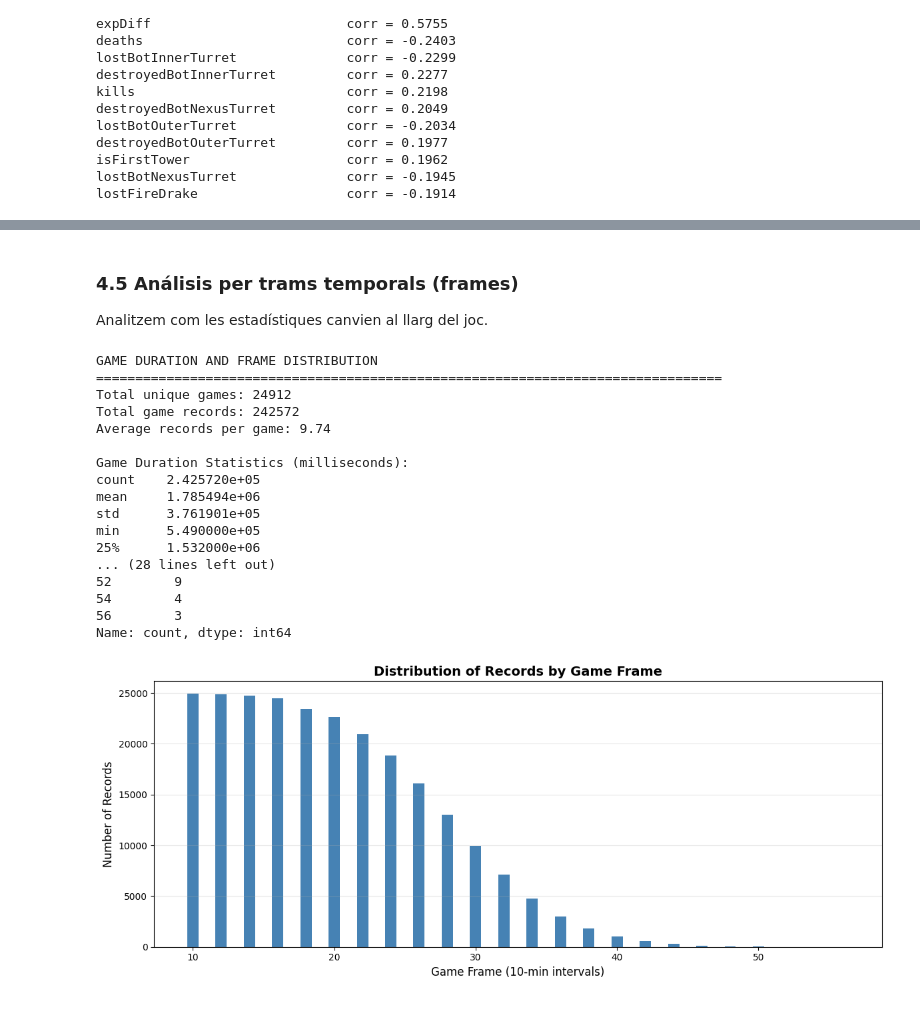
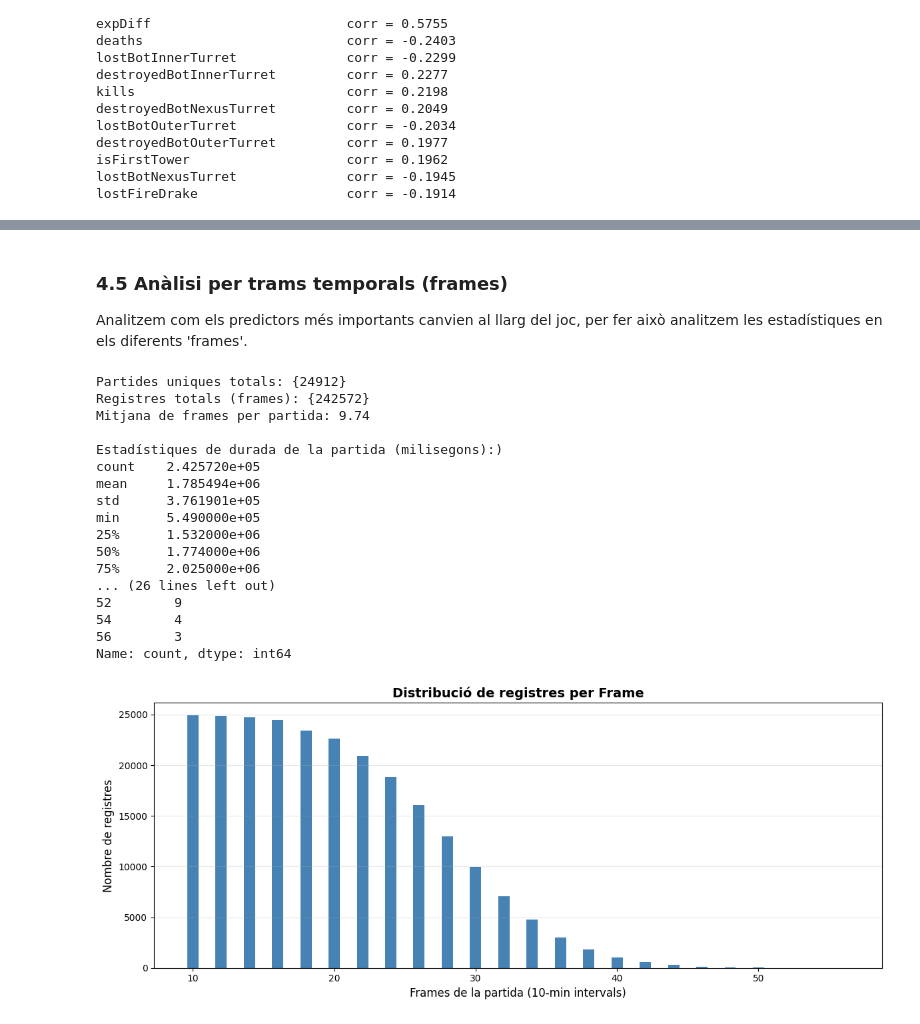
Before and after one commit to NIU1634990/kaggle_lol, a Jupyter notebook: kaggle.ipynb, the cells around one changed output, grey strips where cells are left out. Saved outputs shown, nothing was run; the diff lists cells and outputs as text; code cells hidden in the pictures.

```diff
--- a/kaggle.ipynb
+++ b/kaggle.ipynb
@@ -339,45 +335,43 @@ Per tant, les estructures de la bot, mort i diferencia d'estadistiques entre equ
 # %% [markdown]
-### 4.5 Análisis per trams temporals (frames)
-Analitzem com les estadístiques canvien al llarg del joc.
+### 4.5 Anàlisi per trams temporals (frames)
+Analitzem com els predictors més importants canvien al llarg del joc, per fer això analitzem les estadístiques en els diferents 'frames'.
 # %%
-# Analyze temporal distribution
-print("GAME DURATION AND FRAME DISTRIBUTION")
-print("="*80)
-print(f"Total unique games: {df['gameId'].nunique()}")
-print(f"Total game records: {len(df)}")
-print(f"Average records per game: {len(df) / df['gameId'].nunique():.2f}")
-print(f"\nGame Duration Statistics (milliseconds):")
+# Anàlisis de la distribució temporal
+print("Partides uniques totals:", {df['gameId'].nunique()})
+print("Registres totals (frames):", {len(df)})
+print(f"Mitjana de frames per partida: {len(df) / df['gameId'].nunique():.2f}")
+print("\nEstadístiques de durada de la partida (milisegons):)")
 print(df['gameDuration'].describe())
-print(f"\nFrame distribution:")
+print("\nDistribució de frames:")
 print(df['frame'].value_counts().sort_index())
 
-# Visualization of frames
+# Visualització de frames
 plt.figure(figsize=(12, 5))
 frame_counts = df['frame'].value_counts().sort_index()
 plt.bar(frame_counts.index, frame_counts.values, color='steelblue')
-plt.xlabel('Game Frame (10-min intervals)', fontsize=12)
-plt.ylabel('Number of Records', fontsize=12)
-plt.title('Distribution of Records by Game Frame', fontsize=14, fontweight='bold')
+plt.xlabel("Frames de la partida (10-min intervals)", fontsize=12)
+plt.ylabel("Nombre de registres", fontsize=12)
+plt.title("Distribució de registres per Frame", fontsize=14, fontweight='bold')
 plt.grid(axis='y', alpha=0.3)
 plt.tight_layout()
 plt.show()
 # %% [output]
-GAME DURATION AND FRAME DISTRIBUTION
-================================================================================
-Total unique games: 24912
-Total game records: 242572
-Average records per game: 9.74
+Partides uniques totals: {24912}
+Registres totals (frames): {242572}
+Mitjana de frames per partida: 9.74
 
-Game Duration Statistics (milliseconds):
+Estadístiques de durada de la partida (milisegons):)
 count    2.425720e+05
 mean     1.785494e+06
 std      3.761901e+05
 min      5.490000e+05
 25%      1.532000e+06
-... (28 lines left out)
+50%      1.774000e+06
+75%      2.025000e+06
+... (26 lines left out)
 52        9
 54        4
 56        3
 Name: count, dtype: int64
-[figure, old version]
+[figure, new version]
 # %% [markdown]
```
Also changed, not shown: parts of 15 cells of this notebook.
